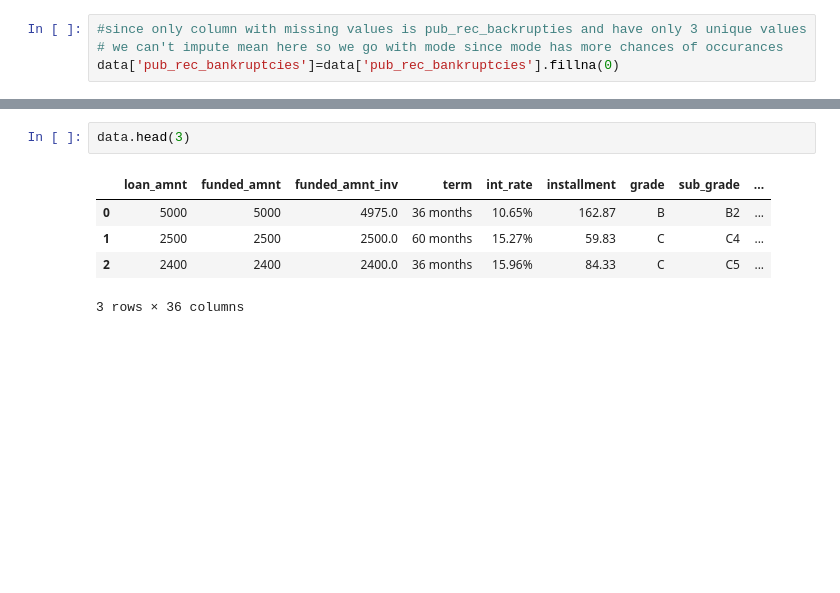
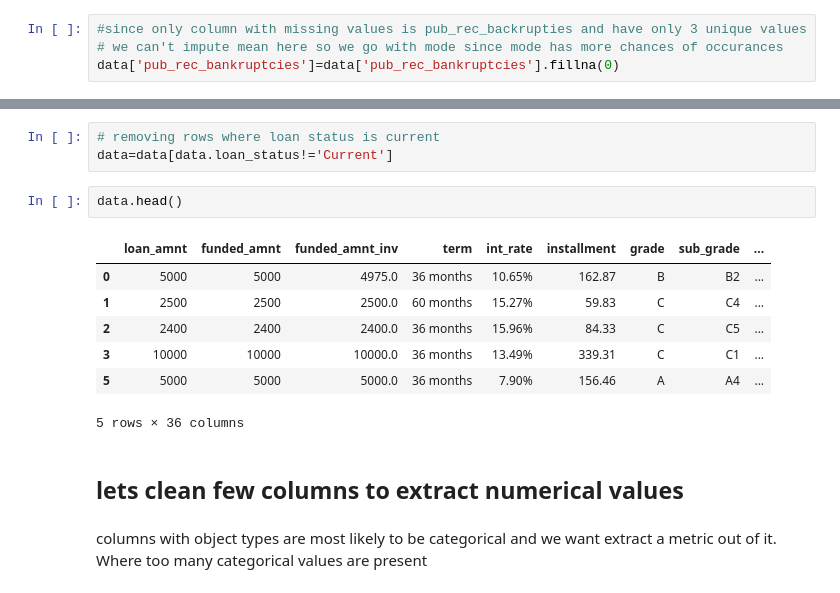
Before and after one commit to jagadeesh-gajula/Lending-club-case-study, a Jupyter notebook: Gajula_jagadeesh.ipynb, the cells around one changed output, grey strips where cells are left out. Drawn from its saved outputs; the diff is of its cells as text; blank space fills up the shorter version.

Commit message:
cleaning

```diff
--- a/Gajula_jagadeesh.ipynb
+++ b/Gajula_jagadeesh.ipynb
@@ -264,8 +272,17 @@ data['pub_rec_bankruptcies']=data['pub_rec_bankruptcies'].fillna(0)
+# %%
+# removing rows where loan status is current
+data=data[data.loan_status!='Current']
 # %%
-data.head(3)
+data.head()
 # %% [output]
 |  | loan_amnt | funded_amnt | funded_amnt_inv | term | int_rate | installment | grade | sub_grade | ... |
 | 0 | 5000 | 5000 | 4975.0 | 36 months | 10.65% | 162.87 | B | B2 | ... |
 | 1 | 2500 | 2500 | 2500.0 | 60 months | 15.27% | 59.83 | C | C4 | ... |
 | 2 | 2400 | 2400 | 2400.0 | 36 months | 15.96% | 84.33 | C | C5 | ... |
+| 3 | 10000 | 10000 | 10000.0 | 36 months | 13.49% | 339.31 | C | C1 | ... |
+| 5 | 5000 | 5000 | 5000.0 | 36 months | 7.90% | 156.46 | A | A4 | ... |
-3 rows × 36 columns
+5 rows × 36 columns
+# %% [markdown]
+## lets clean few columns to extract numerical values
+# %% [markdown]
+columns with object types are most likely to be categorical and we want extract a metric out of it. Where too many categorical values are present
```
Also changed, not shown: parts of 17 cells of this notebook.
